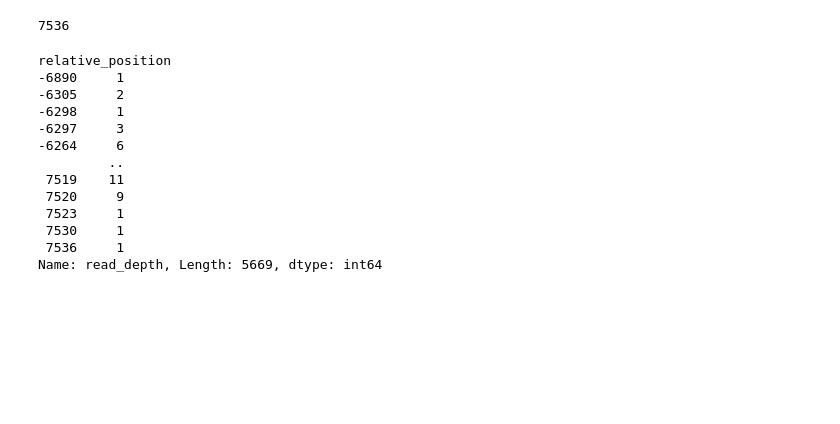
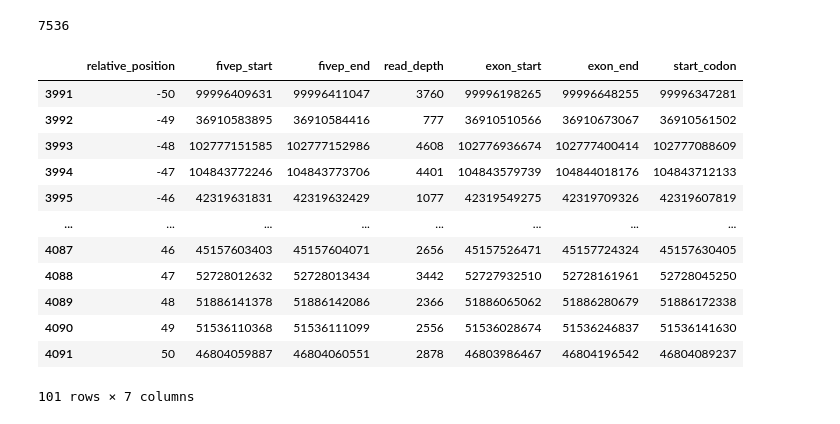
Before and after one commit to babaling/2021bioinfo1, a Jupyter notebook: Mission/Mission 2.ipynb, the cells around one changed output. Saved outputs shown, nothing was run; the diff lists cells and outputs as text; code cells hidden in the pictures; blank space fills up the shorter version.

Commit message:
relative position과 read depth로 이루어진 DataFrame 생성

```diff
--- a/Mission/Mission 2.ipynb
+++ b/Mission/Mission 2.ipynb
@@ -196,19 +196,20 @@ data['relative_position'].max()
 # %% [output]
 7536
 # %%
-grouped = data.groupby('relative_position').sum()['read_depth']
+grouped = data.groupby('relative_position').sum().reset_index()
+grouped = grouped[(grouped['relative_position'] >= -50) & (grouped['relative_position'] <= 50)]
 grouped
 # %% [output]
+|  | relative_position | fivep_start | fivep_end | read_depth | exon_start | exon_end | start_codon |
+| 3991 | -50 | 99996409631 | 99996411047 | 3760 | 99996198265 | 99996648255 | 99996347281 |
+| 3992 | -49 | 36910583895 | 36910584416 | 777 | 36910510566 | 36910673067 | 36910561502 |
+| 3993 | -48 | 102777151585 | 102777152986 | 4608 | 102776936674 | 102777400414 | 102777088609 |
+| 3994 | -47 | 104843772246 | 104843773706 | 4401 | 104843579739 | 104844018176 | 104843712133 |
+| 3995 | -46 | 42319631831 | 42319632429 | 1077 | 42319549275 | 42319709326 | 42319607819 |
+| ... | ... | ... | ... | ... | ... | ... | ... |
+| 4087 | 46 | 45157603403 | 45157604071 | 2656 | 45157526471 | 45157724324 | 45157630405 |
+| 4088 | 47 | 52728012632 | 52728013434 | 3442 | 52727932510 | 52728161961 | 52728045250 |
+| 4089 | 48 | 51886141378 | 51886142086 | 2366 | 51886065062 | 51886280679 | 51886172338 |
+| 4090 | 49 | 51536110368 | 51536111099 | 2556 | 51536028674 | 51536246837 | 51536141630 |
+| 4091 | 50 | 46804059887 | 46804060551 | 2878 | 46803986467 | 46804196542 | 46804089237 |
-relative_position
--6890     1
--6305     2
--6298     1
--6297     3
--6264     6
-         ..
- 7519    11
- 7520     9
- 7523     1
- 7530     1
- 7536     1
-Name: read_depth, Length: 5669, dtype: int64
+101 rows × 7 columns
```
Also changed, not shown: parts of 2 cells of this notebook.
